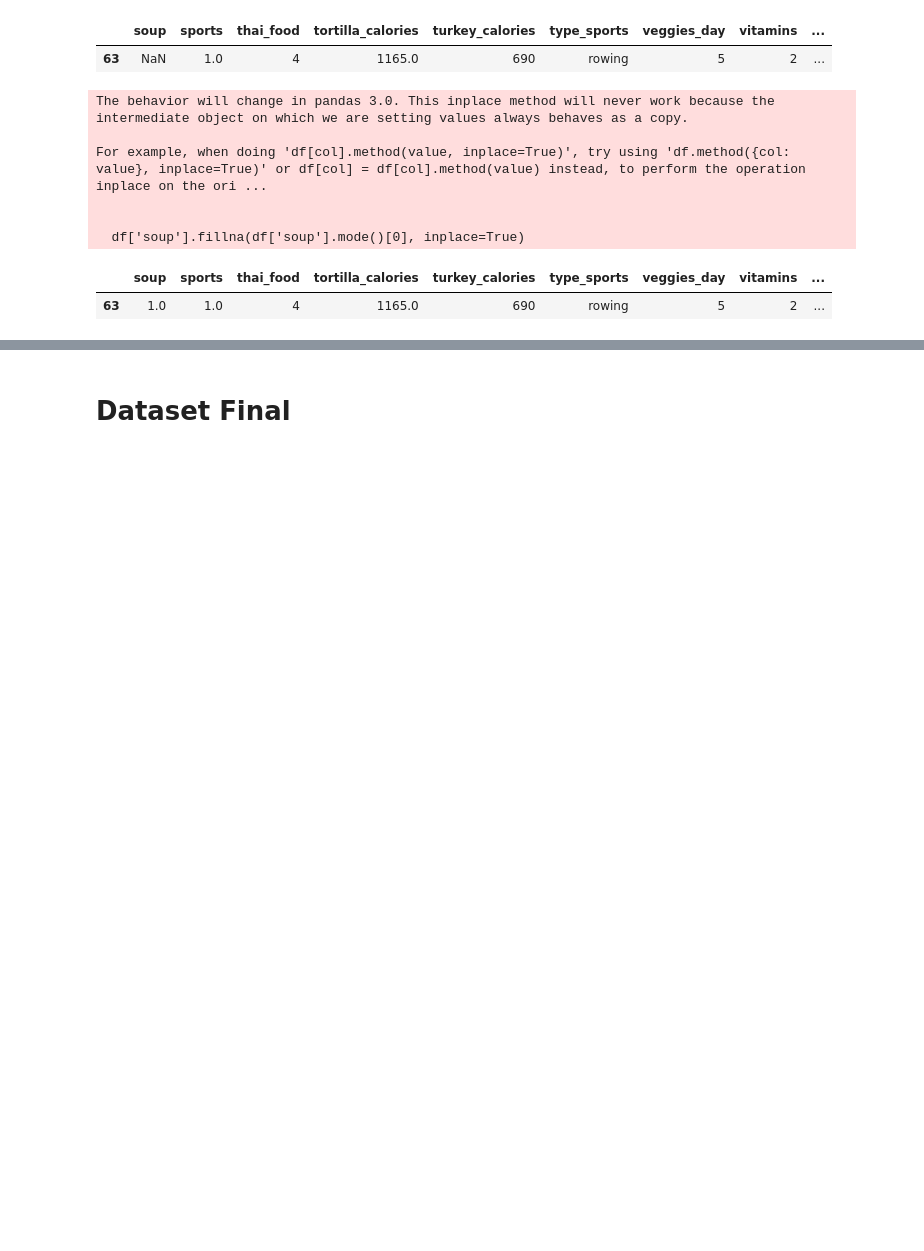
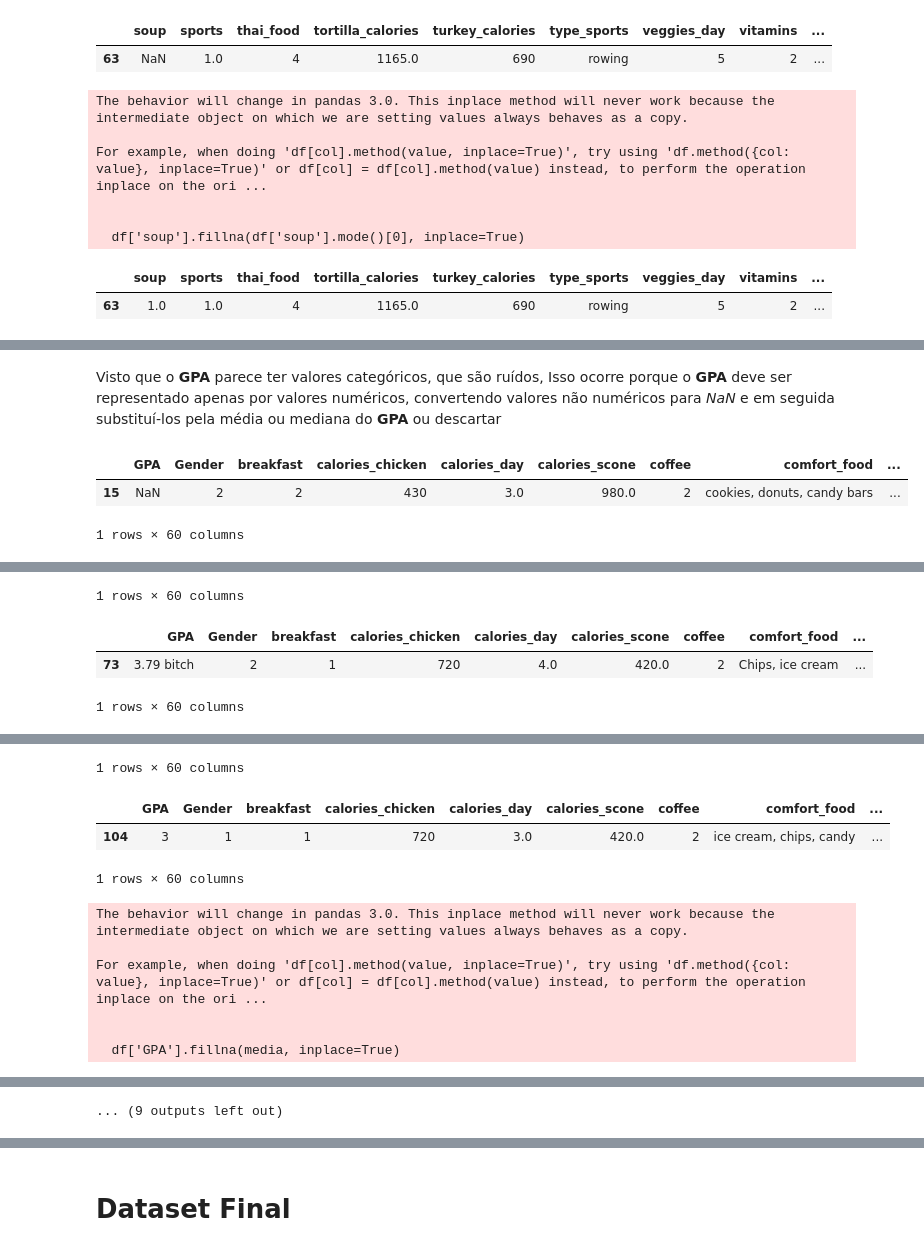
Before and after one commit to ElyssonAlvs/Mineracao_de_Dados, a Jupyter notebook: Praticas/01_E0_Exercicio_Limpeza_de_Dados.ipynb, the cells around one changed output, grey strips where cells are left out. Saved outputs shown, nothing was run; the diff lists cells and outputs as text; code cells hidden in the pictures; blank space fills up the shorter version.

```diff
--- a/Praticas/01_E0_Exercicio_Limpeza_de_Dados.ipynb
+++ b/Praticas/01_E0_Exercicio_Limpeza_de_Dados.ipynb
@@ -295,0 +563,4 @@ For example, when doing 'df[col].method(value, inplace=True)', try using 'df.met
+# %%
+display(df.loc[[43],'on_off_campus':])
+df['on_off_campus'].fillna(df['on_off_campus'].mode()[0], inplace=True)
+display(df.loc[[43],'on_off_campus':])
@@ -295,0 +603,6 @@ For example, when doing 'df[col].method(value, inplace=True)', try using 'df.met
+# %%
+display(df.loc[[43],'self_perception_weight':])
+media = df['self_perception_weight'].mean()
+media_rounded = round(media,0)
+df['self_perception_weight'].fillna(media_rounded, inplace=True)
+display(df.loc[[43],'self_perception_weight':])
@@ -295,0 +624,3 @@ For example, when doing 'df[col].method(value, inplace=True)', try using 'df.met
+# %%
+display(df.loc[[74],'comfort_food':])
+df = df.drop(74).reset_index(drop=True)
@@ -295,0 +654,16 @@ For example, when doing 'df[col].method(value, inplace=True)', try using 'df.met
+# %%
+display(df.loc[[2],'weight':])
+display(df.loc[[3],'weight':])
+display(df.loc[[67],'weight':])
+display(df.loc[[74],'weight':])
+df.at[2, 'weight'] = np.nan
+df['weight'] = df['weight'].str.extract('(\d+)').astype(float)
+media = df['weight'].mean()
+media_rounded = round(media,0)
+df.at[2, 'weight'] = media_rounded
+df['weight'].fillna(media_rounded, inplace=True)
+display(df.loc[[2],'weight':])
+display(df.loc[[3],'weight':])
+display(df.loc[[67],'weight':])
+display(df.loc[[74],'weight':])
+display(df.loc[[32],'weight':])
@@ -295,0 +695,22 @@ For example, when doing 'df[col].method(value, inplace=True)', try using 'df.met
+# %% [markdown]
+Visto que o **GPA** parece ter valores categóricos, que são ruídos, Isso ocorre porque o **GPA** deve ser representado apenas por valores numéricos, convertendo valores não numéricos para *NaN* e em seguida substituí-los pela média ou mediana do **GPA** ou descartar
+# %%
+display(df.loc[[15],'GPA':])
+display(df.loc[[61],'GPA':])
+display(df.loc[[73],'GPA':])
+display(df.loc[[102],'GPA':])
+display(df.loc[[104],'GPA':])
+df.at[61, 'GPA'] = np.nan
+df.at[104, 'GPA'] = np.nan
+df['GPA'] = df['GPA'].str.extract('(\d+)').astype(float)
+media = df['GPA'].mean()
+df['GPA'].fillna(media, inplace=True)
+display(df.loc[[15],'GPA':])
+display(df.loc[[61],'GPA':])
+display(df.loc[[73],'GPA':])
+display(df.loc[[102],'GPA':])
+display(df.loc[[104],'GPA':])
+# %% [output]
+|  | GPA | Gender | breakfast | calories_chicken | calories_day | calories_scone | coffee | comfort_food | ... |
+| 15 | NaN | 2 | 2 | 430 | 3.0 | 980.0 | 2 | cookies, donuts, candy bars | ... |
+1 rows × 60 columns
@@ -295,0 +719,4 @@ For example, when doing 'df[col].method(value, inplace=True)', try using 'df.met
+1 rows × 60 columns
+|  | GPA | Gender | breakfast | calories_chicken | calories_day | calories_scone | coffee | comfort_food | ... |
+| 73 | 3.79 bitch | 2 | 1 | 720 | 4.0 | 420.0 | 2 | Chips, ice cream | ... |
+1 rows × 60 columns
@@ -295,0 +725,10 @@ For example, when doing 'df[col].method(value, inplace=True)', try using 'df.met
+1 rows × 60 columns
+|  | GPA | Gender | breakfast | calories_chicken | calories_day | calories_scone | coffee | comfort_food | ... |
+| 104 | 3 | 1 | 1 | 720 | 3.0 | 420.0 | 2 | ice cream, chips, candy | ... |
+1 rows × 60 columns
+The behavior will change in pandas 3.0. This inplace method will never work because the intermediate object on which we are setting values always behaves as a copy.
+
+For example, when doing 'df[col].method(value, inplace=True)', try using 'df.method({col: value}, inplace=True)' or df[col] = df[col].method(value) instead, to perform the operation inplace on the ori ...
+
+
+  df['GPA'].fillna(media, inplace=True)
@@ -295,0 +737 @@ For example, when doing 'df[col].method(value, inplace=True)', try using 'df.met
+... (9 outputs left out)
```
Also changed, not shown: parts of 92 cells of this notebook.
